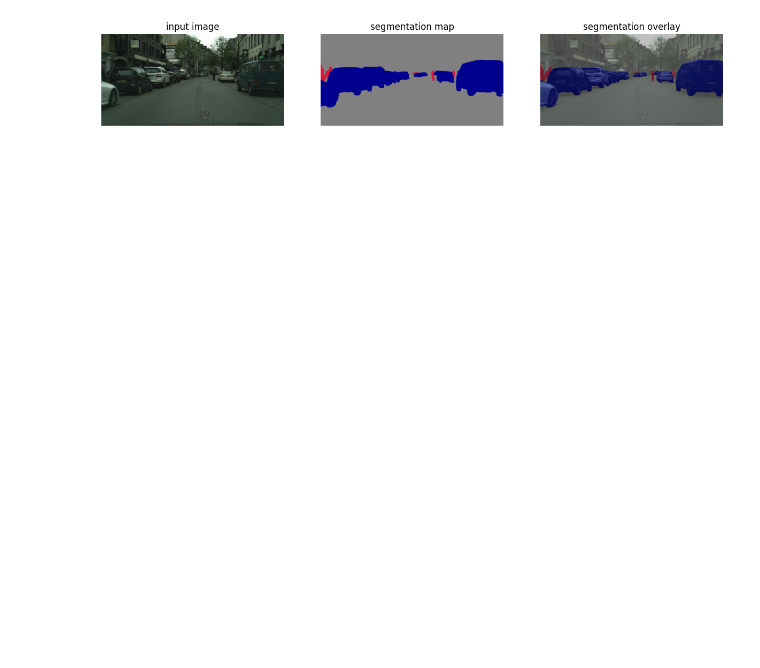
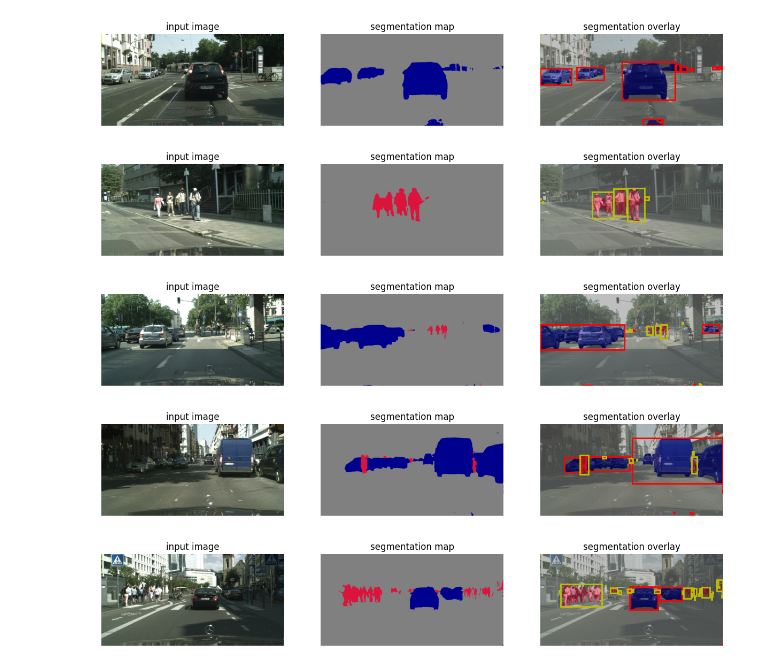
Before and after one commit to TheKiesling/road-traffic-object-detection, a Jupyter notebook: road-traffic-object-detection.ipynb, the cells around one changed output. Saved outputs shown, nothing was run; the diff lists cells and outputs as text; code cells hidden in the pictures; blank space fills up the shorter version.

Commit message:
[feat]: bounding boxes per class

```diff
--- a/road-traffic-object-detection.ipynb
+++ b/road-traffic-object-detection.ipynb
@@ -76,7 +84,7 @@ def label_to_color_image(label):
 
   return colormap[label]
 # %%
-def visualize(image, segmentation_map):
+def visualize(image, segmentation_map, car_boxes, pedestrian_boxes):
   plt.figure(figsize=(15, 5))
 
   plt.subplot(1, 3, 1)
@@ -96,17 +104,45 @@ def visualize(image, segmentation_map):
   plt.axis('off')
   plt.title('segmentation overlay')
 
+  for box in car_boxes:
+    rect = patches.Rectangle((box[0], box[1]), box[2] - box[0], box[3] - box[1], linewidth=2, edgecolor='r', facecolor='none')
+    plt.gca().add_patch(rect)
+
+  for box in pedestrian_boxes:
+    rect = patches.Rectangle((box[0], box[1]), box[2] - box[0], box[3] - box[1], linewidth=2, edgecolor='y', facecolor='none')
+    plt.gca().add_patch(rect)
+
   plt.grid('off')
   plt.show()
+# %%
+def extract_bounding_boxes(segmentation_map, class_id):
+    mask = (segmentation_map == class_id).astype(np.uint8)
+    labeled, num_features = ndimage.label(mask)
+    boxes = []
+    for region in range(1, num_features + 1):
+        coords = np.column_stack(np.where(labeled == region))
+        if coords.size == 0:
+            continue
+        y_min, x_min = coords.min(axis=0)
+        y_max, x_max = coords.max(axis=0)
+        boxes.append((x_min, y_min, x_max, y_max))
+    return boxes
 # %%
 images_path = "data/"
 images = [Image.open(images_path + image_name) for image_name in os.listdir(images_path)]
 # %%
 for image in images:
     cropped_image = crop_image(image)
     image_for_prediction = preprocess_image(cropped_image)
     segmentation_map = segment_image(image_for_prediction, cropped_image)
 
-    visualize(cropped_image, segmentation_map)
+    car_boxes = extract_bounding_boxes(segmentation_map, 2)
+    pedestrian_boxes = extract_bounding_boxes(segmentation_map, 1)
+
+    visualize(cropped_image, segmentation_map, car_boxes, pedestrian_boxes)
 # %% [output]
-[figure, old version]
+[figure, new version]
+[figure, added]
+[figure, added]
+[figure, added]
+[figure, added]
```
Also changed, not shown: parts of 2 cells of this notebook.
